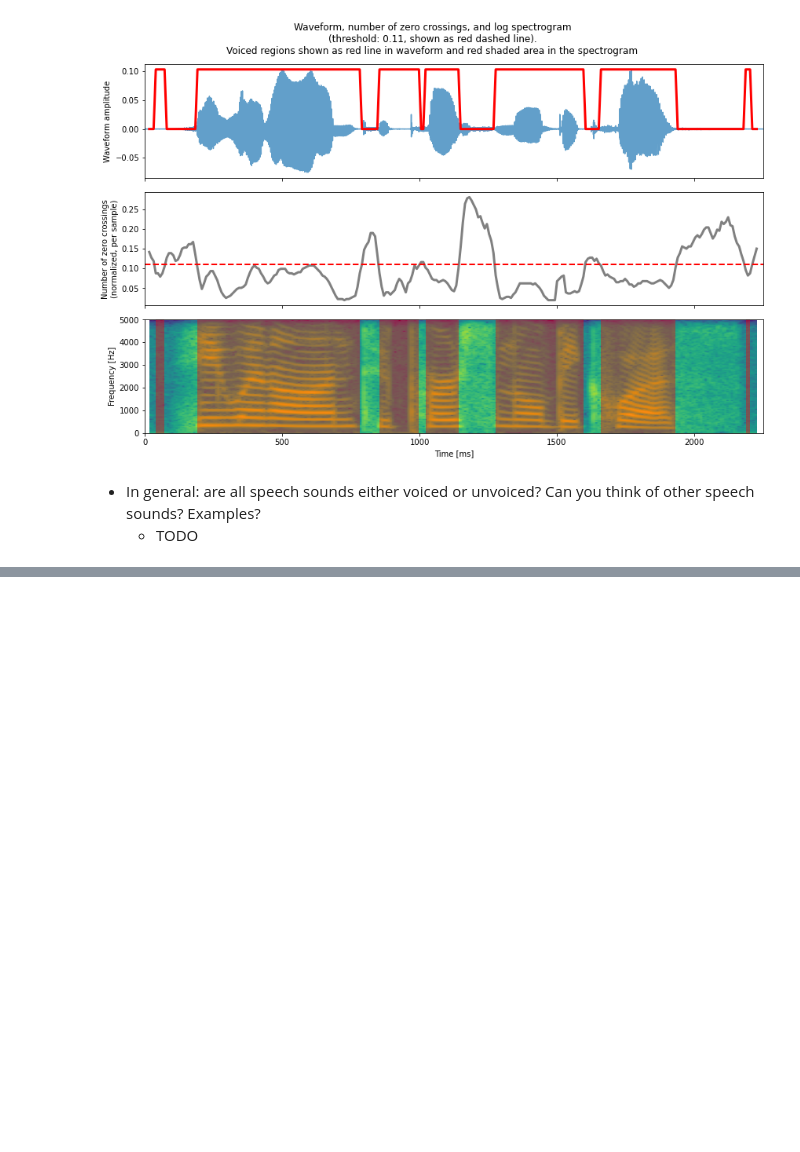
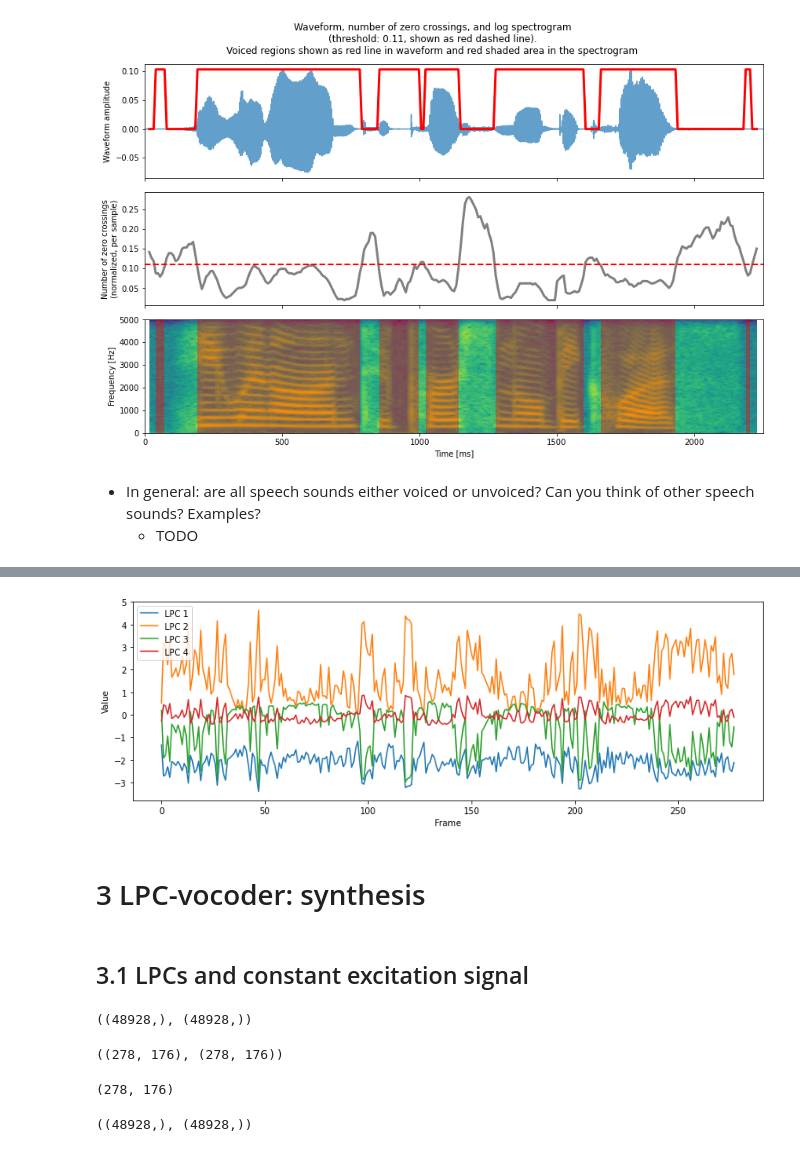
Before and after one commit to iibrahimli/ssp_sose2023, a Jupyter notebook: Exercise4/exercise4.ipynb, the cells around one changed output, grey strips where cells are left out. Cells and saved outputs as stored; diff of their text form; code cells hidden in the pictures; blank space fills up the shorter version.

```diff
--- a/Exercise4/exercise4.ipynb
+++ b/Exercise4/exercise4.ipynb
@@ -237,0 +281,8 @@ Output matches np.fft.rfft: True
+# %%
+# Compute the LPCs
+def compute_lpc(m_frames: np.ndarray, M: int) -> np.ndarray:
+    """Compute linear prediction coefficients for each segment"""
+    m_lpc = np.zeros((len(m_frames), M))
+    for i, frame in enumerate(m_frames):
+        m_lpc[i] = estimate_filter(frame, M)
+    return m_lpc
@@ -237,0 +296,35 @@ Output matches np.fft.rfft: True
+# %%
+# Plot the LPCs
+for i in range(m_lpc.shape[1]):
+    plt.plot(m_lpc[:, i], label=f"LPC {i+1}")
+plt.ylabel("Value")
+plt.xlabel("Frame")
+plt.legend()
+plt.tight_layout()
+# %% [output]
+[figure, added]
+# %% [markdown]
+# 3 LPC-vocoder: synthesis
+# %% [markdown]
+## 3.1 LPCs and constant excitation signal
+# %%
+# generate excitation signals
+num_samples = len(m_frames) * R
+voiced_fund_freq = 100 # Hz
+
+voiced_ex = np.zeros(num_samples)
+voiced_ex[::int(fs / voiced_fund_freq)] = 1
+
+unvoiced_ex = np.random.randn(num_samples)
+
+voiced_ex.shape, unvoiced_ex.shape
+# %% [output]
+((48928,), (48928,))
+# %%
+# segment each signal into non-overlapping frames of length R
+voiced_ex_frames = voiced_ex.reshape(-1, R)
+unvoiced_ex_frames = unvoiced_ex.reshape(-1, R)
+
+voiced_ex_frames.shape, unvoiced_ex_frames.shape
+# %% [output]
+((278, 176), (278, 176))
@@ -237,0 +345,12 @@ Output matches np.fft.rfft: True
+# %%
+filter_frames(voiced_ex_frames, m_lpc).shape
+# %% [output]
+(278, 176)
+# %%
+# Put together segments to obtain the whole signal
+voiced_out = filter_frames(voiced_ex_frames, m_lpc).flatten()
+unvoiced_out = filter_frames(unvoiced_ex_frames, m_lpc).flatten()
+
+voiced_out.shape, unvoiced_out.shape
+# %% [output]
+((48928,), (48928,))
```
Also changed, not shown: parts of 41 cells of this notebook, 3 other files.
